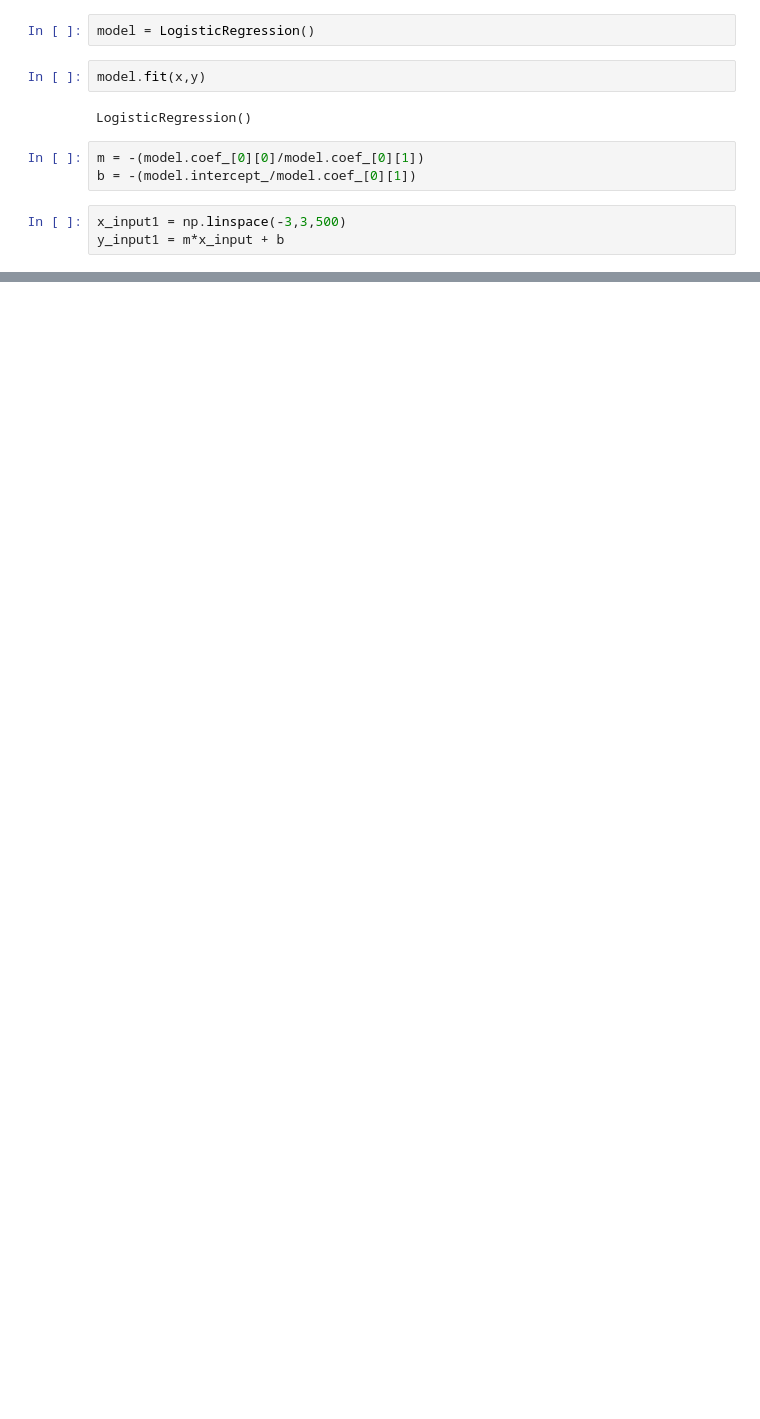
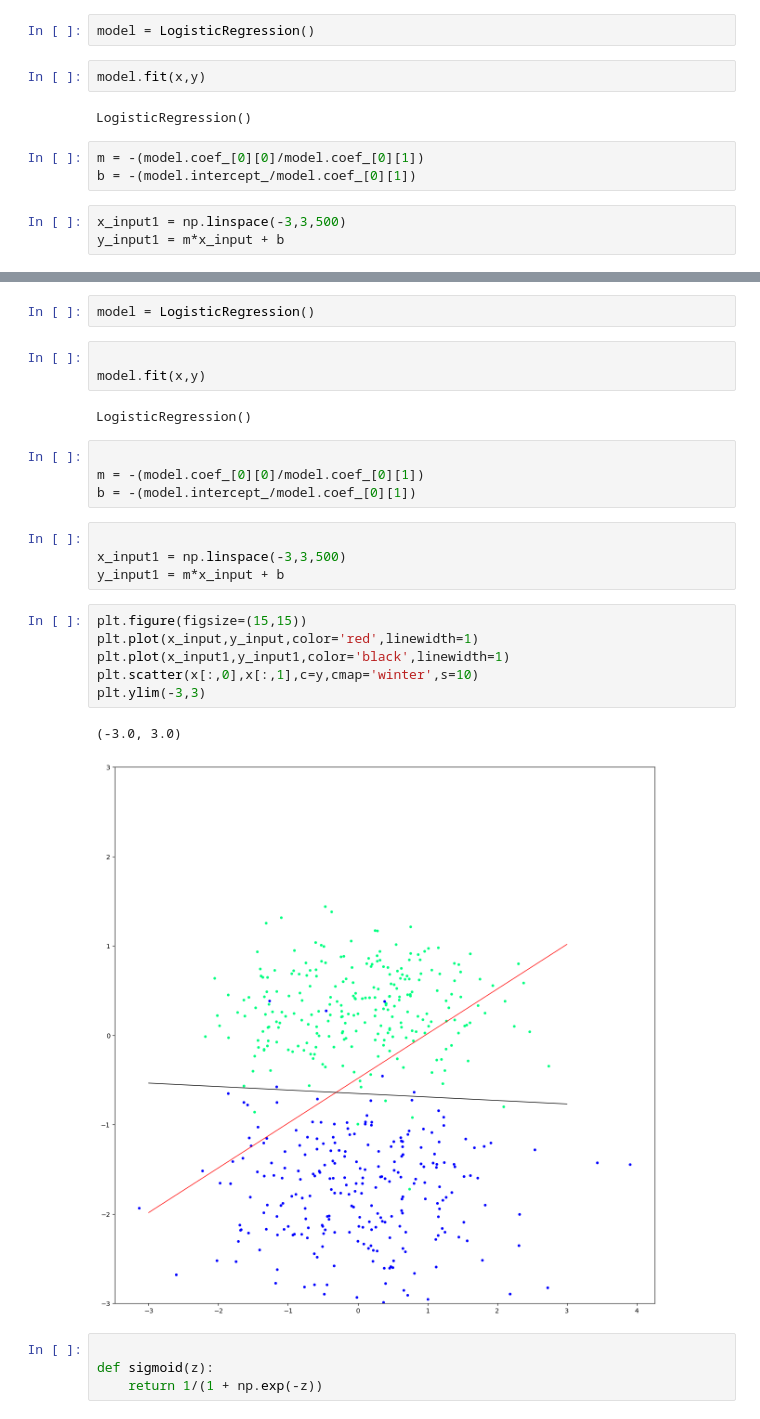
Before and after one commit to msasomrat/ML_learn, a Jupyter notebook: logistic_perceptron.ipynb, the cells around one changed output, grey strips where cells are left out. Cells and saved outputs as stored; diff of their text form; blank space fills up the shorter version.

```diff
--- a/logistic_perceptron.ipynb
+++ b/logistic_perceptron.ipynb
@@ -140,0 +230,28 @@ plt.ylim(-3,3)
+# %%
+model = LogisticRegression()
+# %%
+
+model.fit(x,y)
+# %% [output]
+LogisticRegression()
+# %%
+
+m = -(model.coef_[0][0]/model.coef_[0][1])
+b = -(model.intercept_/model.coef_[0][1])
+# %%
+
+x_input1 = np.linspace(-3,3,500)
+y_input1 = m*x_input + b
+# %%
+plt.figure(figsize=(15,15))
+plt.plot(x_input,y_input,color='red',linewidth=1)
+plt.plot(x_input1,y_input1,color='black',linewidth=1)
+plt.scatter(x[:,0],x[:,1],c=y,cmap='winter',s=10)
+plt.ylim(-3,3)
+# %% [output]
+(-3.0, 3.0)
+[figure, added]
+# %%
+
+def sigmoid(z):
+    return 1/(1 + np.exp(-z))
```
Also changed, not shown: parts of 25 cells of this notebook.
